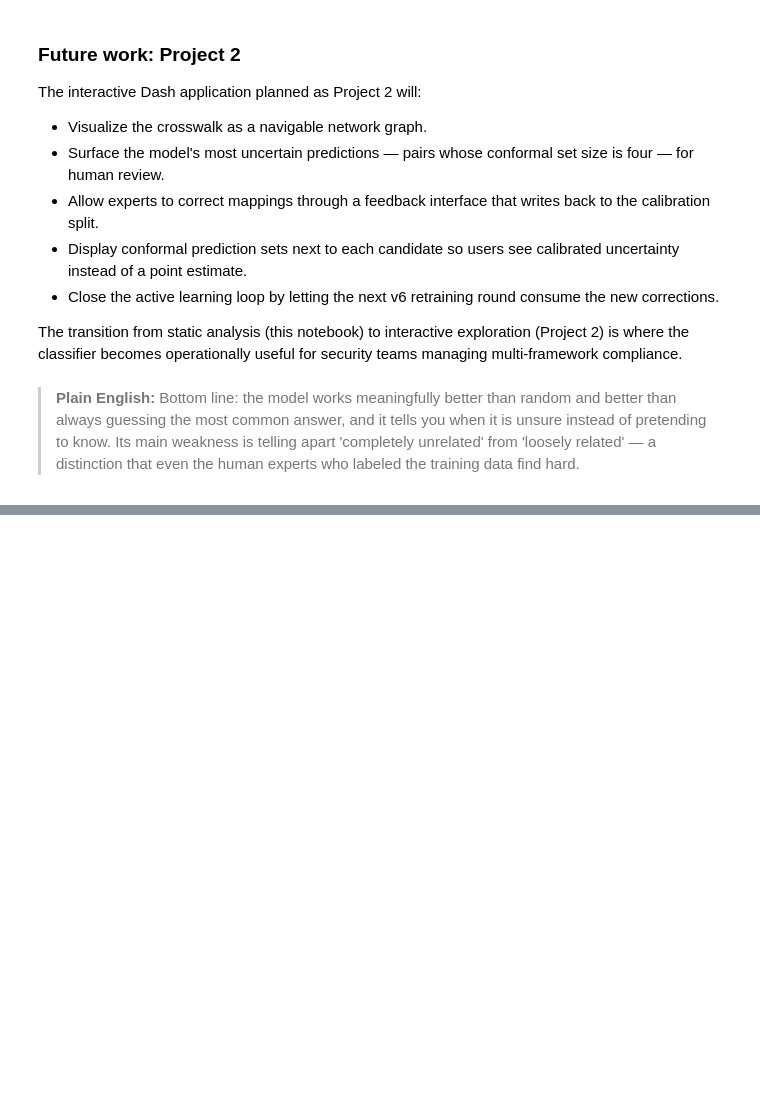
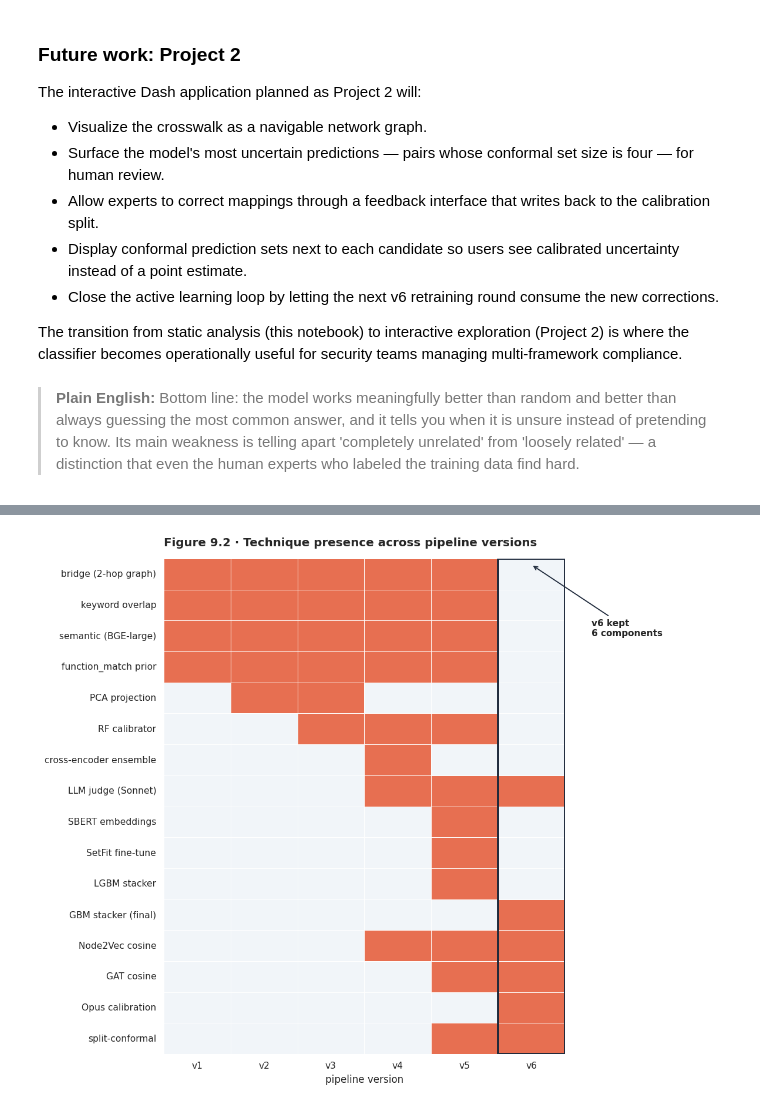
Before and after one commit to rocklambros/ai-security-framework-crosswalk, a Jupyter notebook: notebooks/project1_crosswalk_eda.ipynb, the cells around one changed output, grey strips where cells are left out. Saved outputs shown, nothing was run; the diff lists cells and outputs as text; code cells hidden in the pictures; blank space fills up the shorter version.

```diff
--- a/notebooks/project1_crosswalk_eda.ipynb
+++ b/notebooks/project1_crosswalk_eda.ipynb
@@ -841,0 +1122,81 @@ The transition from static analysis (this notebook) to interactive exploration (
+# %%
+# Figure 9.2. Technique presence matrix. This is a heatmap where each
+# cell says whether a given technique was present in a given pipeline
+# version. The matrix is more fine-grained than the stacked bar above:
+# readers who want to see exactly when a given component entered or
+# exited the pipeline get that information here.
+from matplotlib.patches import Rectangle as _Rect
+
+techniques = [
+    "bridge (2-hop graph)",
+    "keyword overlap",
+    "semantic (BGE-large)",
+    "function_match prior",
+    "PCA projection",
+    "RF calibrator",
+    "cross-encoder ensemble",
+    "LLM judge (Sonnet)",
+    "SBERT embeddings",
+    "SetFit fine-tune",
+    "LGBM stacker",
+    "GBM stacker (final)",
+    "Node2Vec cosine",
+    "GAT cosine",
+    "Opus calibration",
+    "split-conformal",
+]
+presence = np.array([
+#   v1 v2 v3 v4 v5 v6
+    [1, 1, 1, 1, 1, 0],  # bridge
+    [1, 1, 1, 1, 1, 0],  # keyword overlap
+    [1, 1, 1, 1, 1, 0],  # semantic (replaced by LLM judge in v6)
+    [1, 1, 1, 1, 1, 0],  # function_match prior
+    [0, 1, 1, 0, 0, 0],  # PCA
+    [0, 0, 1, 1, 1, 0],  # RF calibrator
+    [0, 0, 0, 1, 0, 0],  # CE ensemble
+    [0, 0, 0, 1, 1, 1],  # LLM judge
+    [0, 0, 0, 0, 1, 0],  # SBERT
+    [0, 0, 0, 0, 1, 0],  # SetFit
+    [0, 0, 0, 0, 1, 0],  # LGBM stacker
+    [0, 0, 0, 0, 0, 1],  # GBM stacker (final)
+    [0, 0, 0, 1, 1, 1],  # Node2Vec
+    [0, 0, 0, 0, 1, 1],  # GAT
+    [0, 0, 0, 0, 0, 1],  # Opus
+    [0, 0, 0, 0, 1, 1],  # split-conformal
+], dtype=float)
+
+fig, ax = plt.subplots(figsize=(10, 8.8))
+sns.heatmap(
+    presence,
+    annot=False,
+    cmap=sns.color_palette(["#f1f5f9", "#e76f51"]),
+    cbar=False,
+    linewidths=0.6, linecolor="white",
+    xticklabels=list(lineage["version"].values),
+    yticklabels=techniques,
+    ax=ax,
+)
+ax.set_title(
+    "Figure 9.2 · Technique presence across pipeline versions",
+    fontsize=13, fontweight="bold", pad=14, loc="left",
+)
+ax.set_xlabel("pipeline version", fontsize=11)
+
+# Highlight the v6 column with a rectangle so the reader sees what
+# survived the final pruning pass.
+ax.add_patch(_Rect((5.0, 0.0), 1.0, len(techniques),
+                   fill=False, edgecolor="#1e293b", lw=2.5))
+v6_kept = int(presence[:, 5].sum())
+ax.annotate(
+    f"v6 kept\n{v6_kept} components",
+    xy=(5.5, 0.2),
+    xytext=(6.4, 2.5),
+    fontsize=10, fontweight="bold", ha="left",
+    arrowprops=dict(arrowstyle="->", color="#1e293b", lw=1.2),
+    annotation_clip=False,
+)
+
+plt.tight_layout()
+plt.show()
+# %% [output]
+[figure, added]
```
Also changed, not shown: parts of 30 cells of this notebook, 2 other files.
